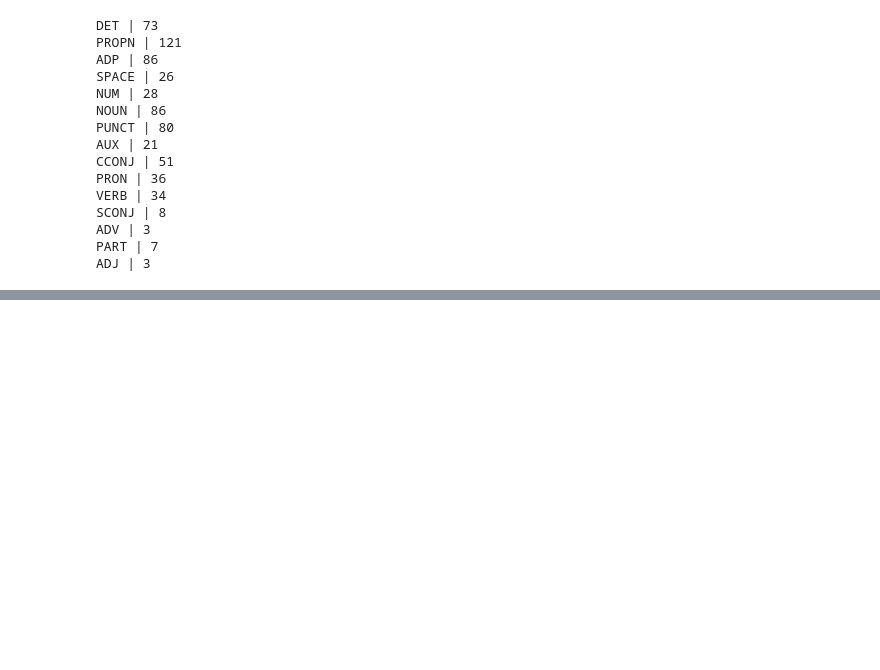
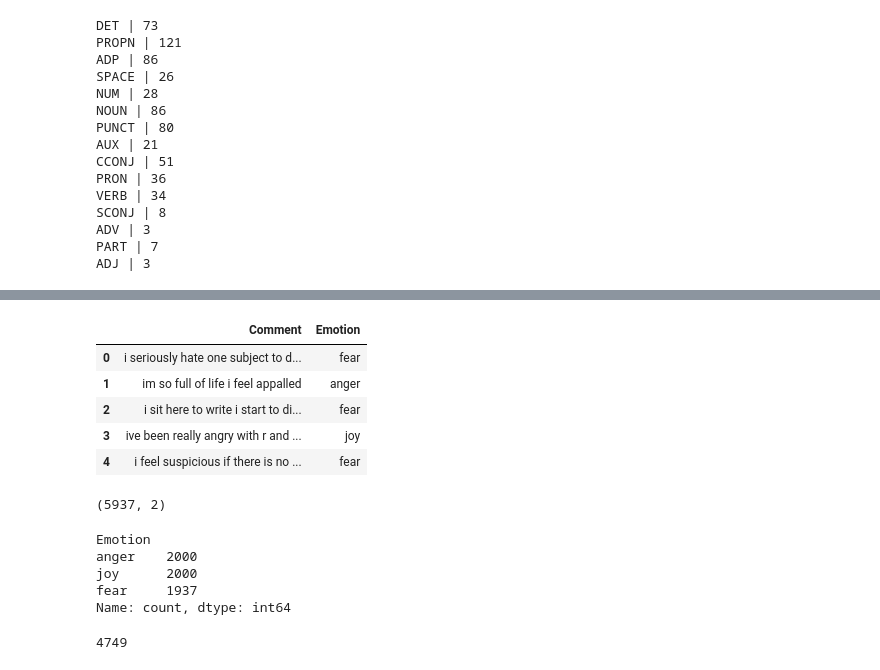
Before and after one commit to nagannaCtI064/nlp_practice, a Jupyter notebook: nlp_practice.ipynb, the cells around one changed output, grey strips where cells are left out. Saved outputs shown, nothing was run; the diff lists cells and outputs as text; code cells hidden in the pictures; blank space fills up the shorter version.

```diff
--- a/nlp_practice.ipynb
+++ b/nlp_practice.ipynb
@@ -274,0 +385,23 @@ ADJ | 3
+# %%
+data=pd.read_csv("Emotion_classify_Data.csv")
+# %%
+data.head()
+# %% [output]
+|  | Comment | Emotion |
+| 0 | i seriously hate one subject to d... | fear |
+| 1 | im so full of life i feel appalled | anger |
+| 2 | i sit here to write i start to di... | fear |
+| 3 | ive been really angry with r and ... | joy |
+| 4 | i feel suspicious if there is no ... | fear |
+# %%
+data.shape
+# %% [output]
+(5937, 2)
+# %%
+data["Emotion"].value_counts()
+# %% [output]
+Emotion
+anger    2000
+joy      2000
+fear     1937
+Name: count, dtype: int64
@@ -274,0 +419,4 @@ ADJ | 3
+# %%
+len(X_train)
+# %% [output]
+4749
```
Also changed, not shown: parts of 37 cells of this notebook, 4 other files.
